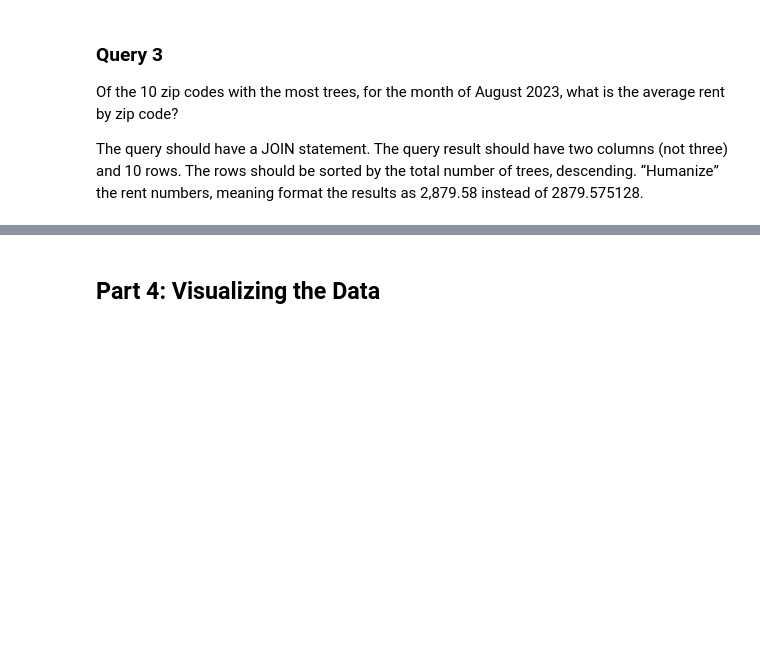
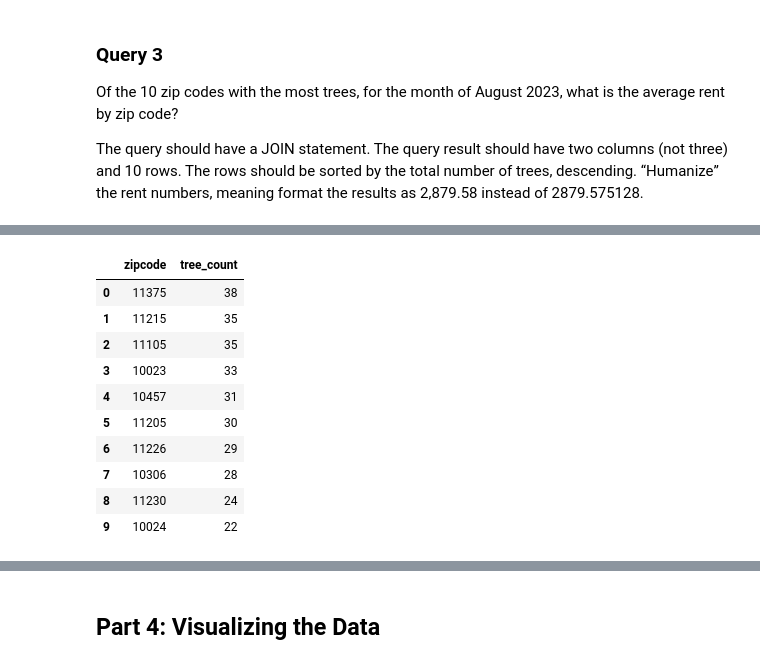
Before and after one commit to Shuochun/4501_final_project, a Jupyter notebook: Project Code.ipynb, the cells around one changed output, grey strips where cells are left out. Cells and saved outputs as stored; diff of their text form; code cells hidden in the pictures; blank space fills up the shorter version.

```diff
--- a/Project Code.ipynb
+++ b/Project Code.ipynb
@@ -613,0 +686,34 @@ HINT:  No function matches the given name and argument types. You might need to
+# %%
+QUERY_5_FILENAME = QUERY_DIR / "trees_and_zipcodes.sql"
+
+QUERY_5 = """
+SELECT
+    z.zipcode,
+    COUNT(*) AS tree_count
+FROM
+    trees AS t
+JOIN
+    zipcodes AS z ON ST_Within(t.geometry, z.geometry)
+GROUP BY
+    z.zipcode
+ORDER BY
+    tree_count DESC
+LIMIT 10;
+"""
+# %%
+with engine.connect() as conn:
+    result = conn.execute(db.text(QUERY_5))
+trees_and_zipcodes = pd.DataFrame(result.fetchall(), columns=result.keys())
+trees_and_zipcodes
+# %% [output]
+|  | zipcode | tree_count |
+| 0 | 11375 | 38 |
+| 1 | 11215 | 35 |
+| 2 | 11105 | 35 |
+| 3 | 10023 | 33 |
+| 4 | 10457 | 31 |
+| 5 | 11205 | 30 |
+| 6 | 11226 | 29 |
+| 7 | 10306 | 28 |
+| 8 | 11230 | 24 |
+| 9 | 10024 | 22 |
```
Also changed, not shown: parts of 19 cells of this notebook, 1 other file.
